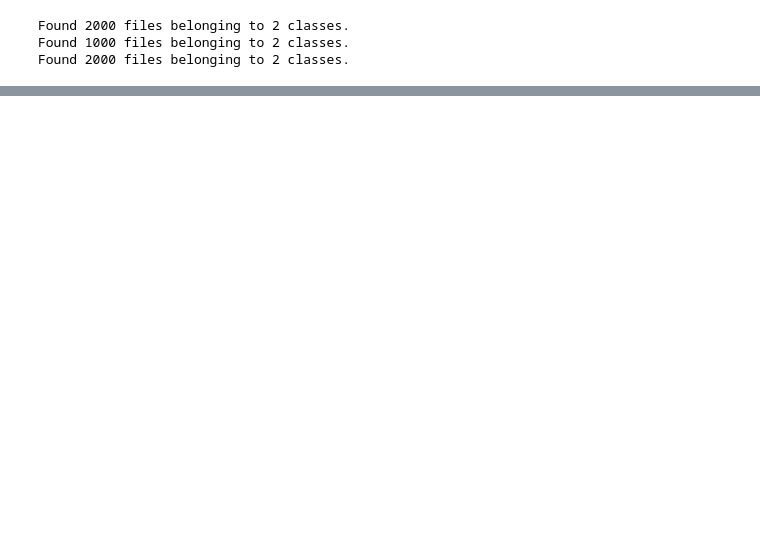
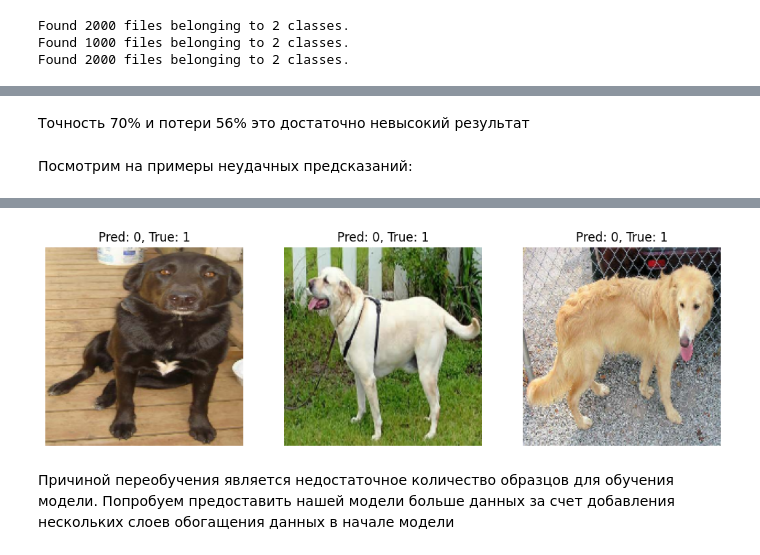
Before and after one commit to VladimirPiniazhin/dogsvscats, a Jupyter notebook: dogsvscats.ipynb, the cells around one changed output, grey strips where cells are left out. Saved outputs shown, nothing was run; the diff lists cells and outputs as text; code cells hidden in the pictures; blank space fills up the shorter version.

```diff
--- a/dogsvscats.ipynb
+++ b/dogsvscats.ipynb
@@ -143,0 +177,30 @@ Test accuracy: 0.705
+# %% [markdown]
+Точность 70% и потери 56% это достаточно невысокий результат
+# %% [markdown]
+Посмотрим на примеры неудачных предсказаний:
+# %%
+# Получаем предсказания модели
+test_model = keras.models.load_model("convnet_from_scratch.keras")
+predictions = test_model.predict(test_dataset)
+predicted_labels = np.argmax(predictions, axis=1)
+
+# Получаем истинные метки
+true_labels = np.concatenate([y for _, y in test_dataset], axis=0)
+
+# Находим индексы неправильных предсказаний
+incorrect_indices = np.where(predicted_labels != true_labels)[0]
+
+# Выводим первые 3 неправильных предсказаний
+def plot_incorrect_predictions(test_dataset, incorrect_indices, predicted_labels, true_labels):
+    plt.figure(figsize=(12, 12))
+    for i, idx in enumerate(incorrect_indices[:3]):
+        ax = plt.subplot(3, 3, i + 1)
+        # Извлекаем изображения из тестового набора данных
+        image, _ = next(iter(test_dataset.unbatch().skip(idx).take(1)))
+        plt.imshow(image.numpy().astype("uint8"))
+        plt.title(f"Pred: {predicted_labels[idx]}, True: {true_labels[idx]}")
+        plt.axis("off")
+
+plot_incorrect_predictions(test_dataset, incorrect_indices, predicted_labels, true_labels)
+plt.show()
+# %% [output]
@@ -143,0 +208,3 @@ Test accuracy: 0.705
+[figure, added]
+# %% [markdown]
+Причиной переобучения является недостаточное количество образцов для обучения модели. Попробуем предоставить нашей модели больше данных за счет добавления нескольких слоев обогащения данных в начале модели
```
Also changed, not shown: parts of 53 cells of this notebook.
